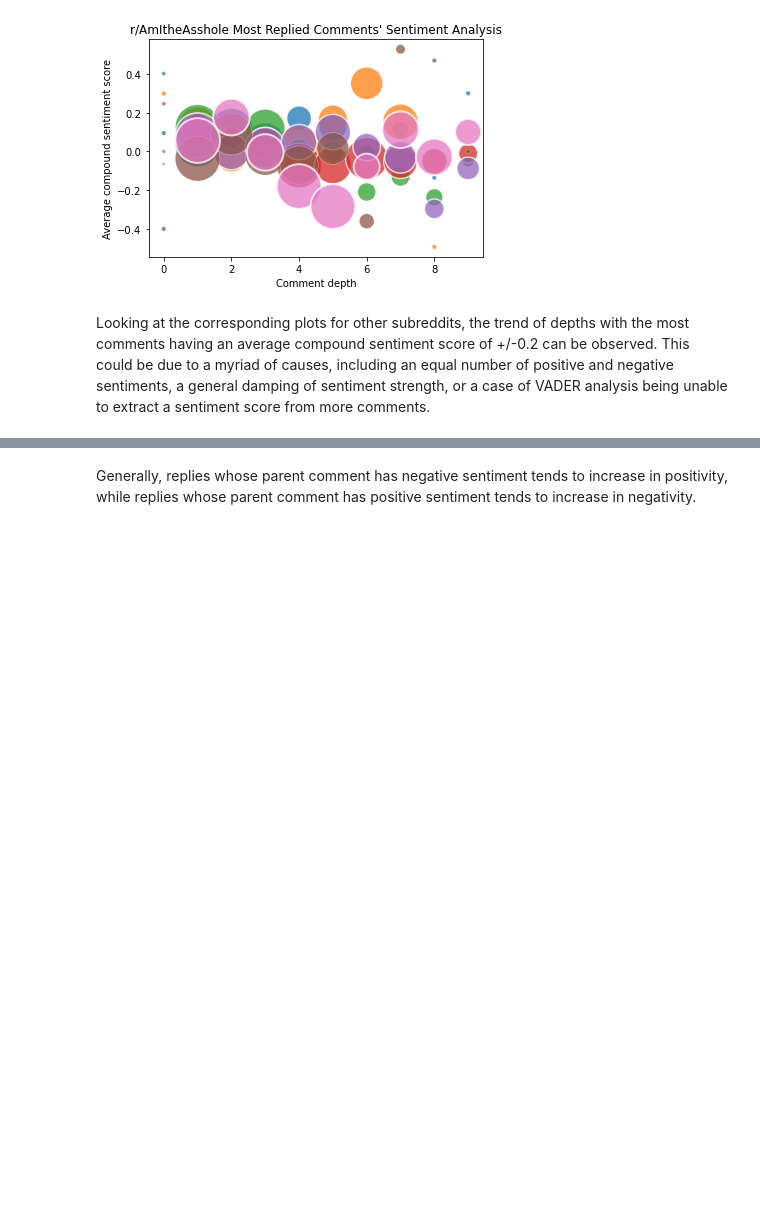
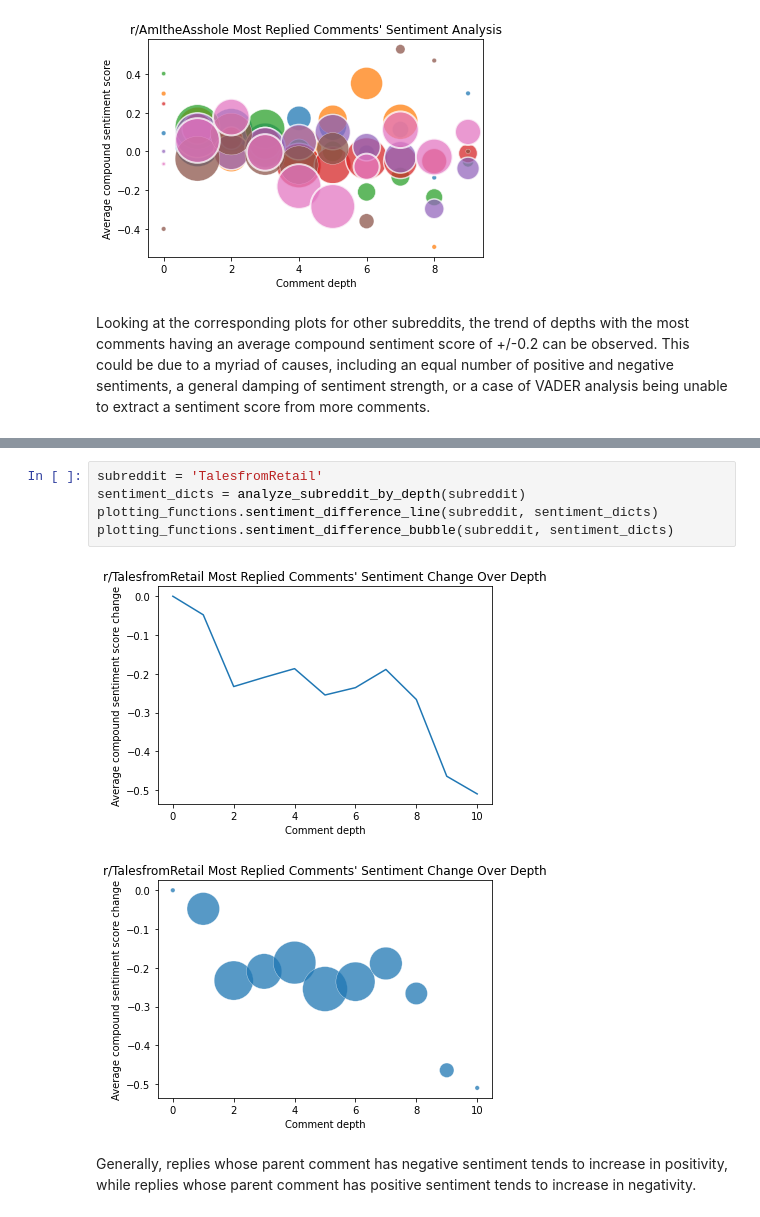
Before and after one commit to olincollege/reddit-sentiment, a Jupyter notebook: workspace.ipynb, the cells around one changed output, grey strips where cells are left out. Drawn from its saved outputs; the diff is of its cells as text; blank space fills up the shorter version.

```diff
--- a/workspace.ipynb
+++ b/workspace.ipynb
@@ -102,6 +106,14 @@ plotting_functions.sentiment_difference_bubble(subreddit, sentiment_dicts)
 # %% [output]
 [figure]
 [figure]
+# %%
+subreddit = 'TalesfromRetail'
+sentiment_dicts = analyze_subreddit_by_depth(subreddit)
+plotting_functions.sentiment_difference_line(subreddit, sentiment_dicts)
+plotting_functions.sentiment_difference_bubble(subreddit, sentiment_dicts)
+# %% [output]
+[figure, added]
+[figure, added]
 # %% [markdown]
 Generally, replies whose parent comment has negative sentiment tends to increase in positivity, while replies whose parent comment has positive sentiment tends to increase in negativity.
 # %%
```
Also changed, not shown: parts of 13 cells of this notebook, 2 other files.
